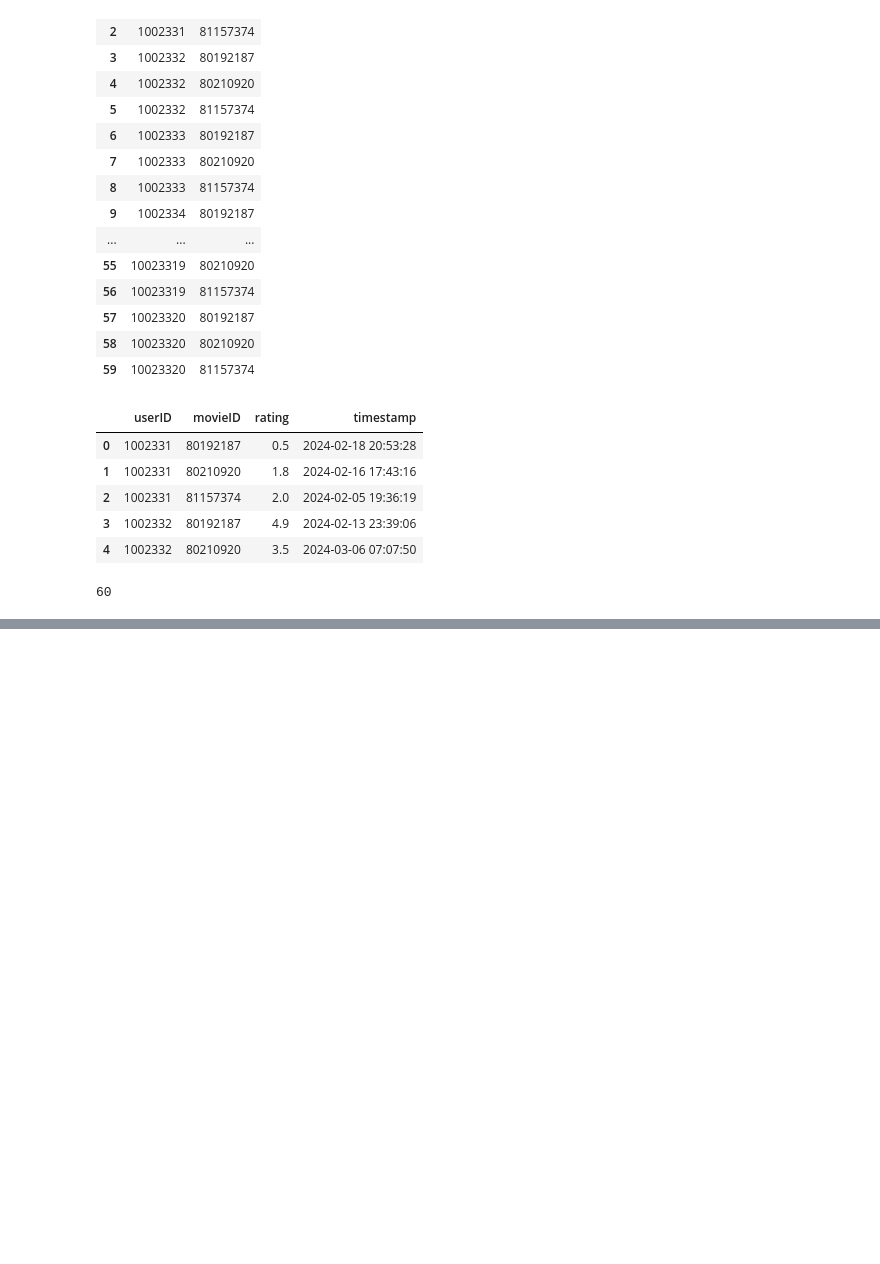
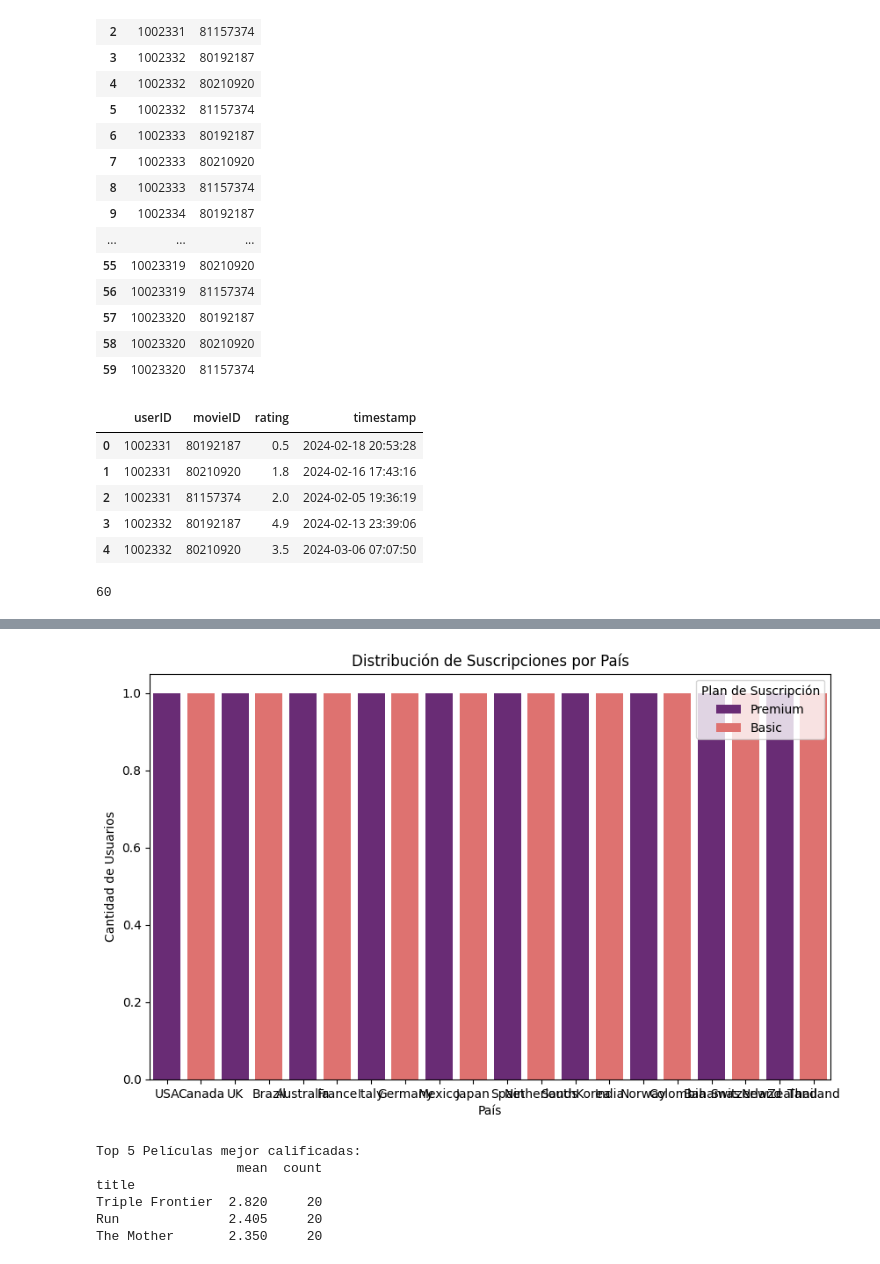
Before and after one commit to GonzaloGut/dep29Analisis_Datos, a Jupyter notebook: Sesion3/ETL/ETL.ipynb, the cells around one changed output, grey strips where cells are left out. Cells and saved outputs as stored; diff of their text form; code cells hidden in the pictures; blank space fills up the shorter version.

```diff
--- a/Sesion3/ETL/ETL.ipynb
+++ b/Sesion3/ETL/ETL.ipynb
@@ -246,0 +296,25 @@ watchs_data.to_sql("FactWatchs", conn, if_exists='append', index=False)
+# %%
+# B. Análisis de Usuarios por Tipo de Suscripción y País
+# Esto ayuda a entender el perfil de negocio de la plataforma
+plt.figure(figsize=(10, 6))
+sns.countplot(data=users, x='country', hue='subscription', palette='magma')
+plt.title('Distribución de Suscripciones por País')
+plt.xlabel('País')
+plt.ylabel('Cantidad de Usuarios')
+plt.legend(title='Plan de Suscripción')
+plt.show()
+# %% [output]
+[figure, added]
+# %%
+# C. Top 5 Películas con mejor Rating (Mínimo de visualizaciones)
+# Filtramos películas que tienen buena aceptación
+top_movies = df_final.groupby('title')['rating'].agg(['mean', 'count']).sort_values(by='mean', ascending=False)
+print("Top 5 Películas mejor calificadas:")
+print(top_movies.head(5))
+# %% [output]
+Top 5 Películas mejor calificadas:
+                  mean  count
+title
+Triple Frontier  2.820     20
+Run              2.405     20
+The Mother       2.350     20
```
Also changed, not shown: parts of 5 cells of this notebook.
